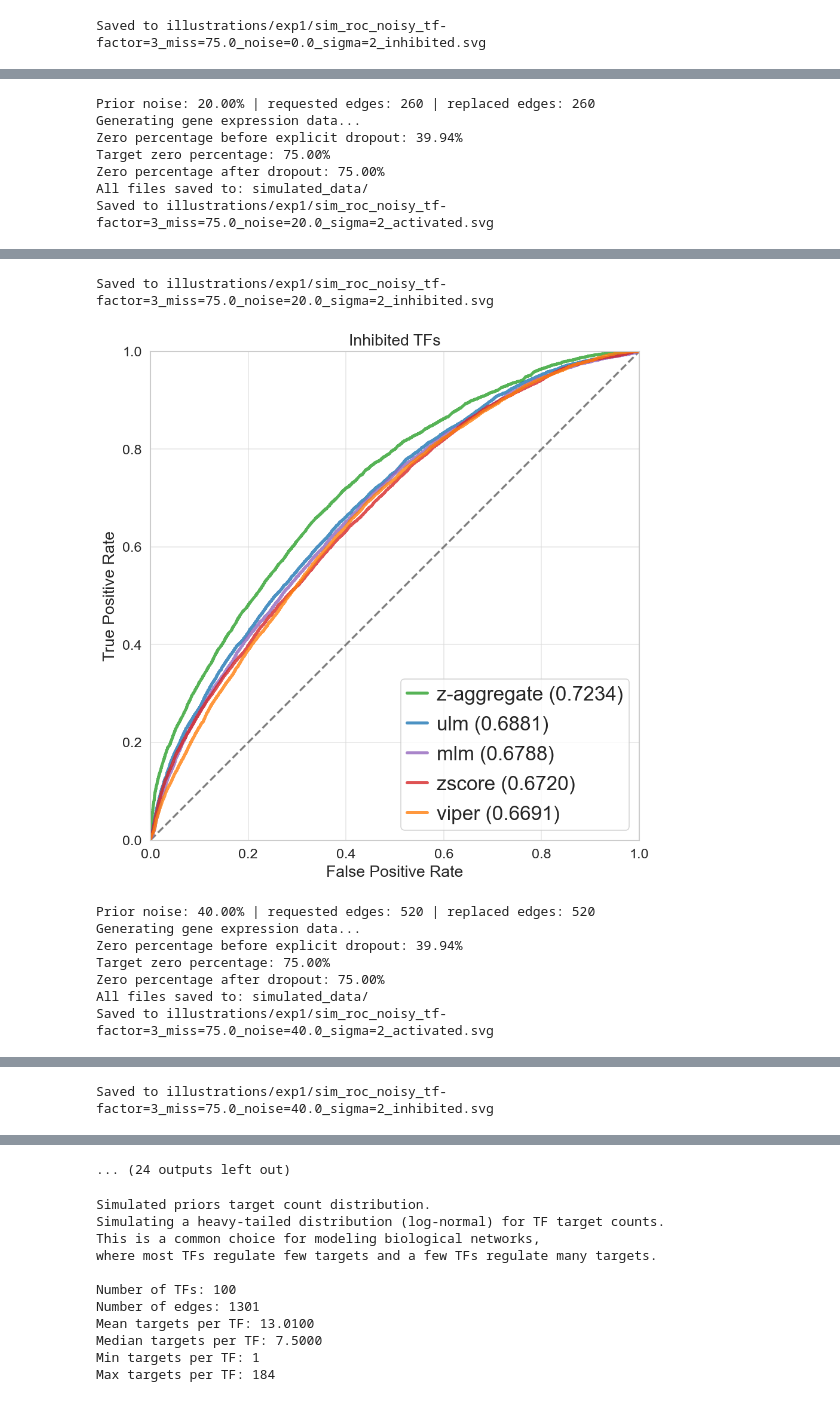
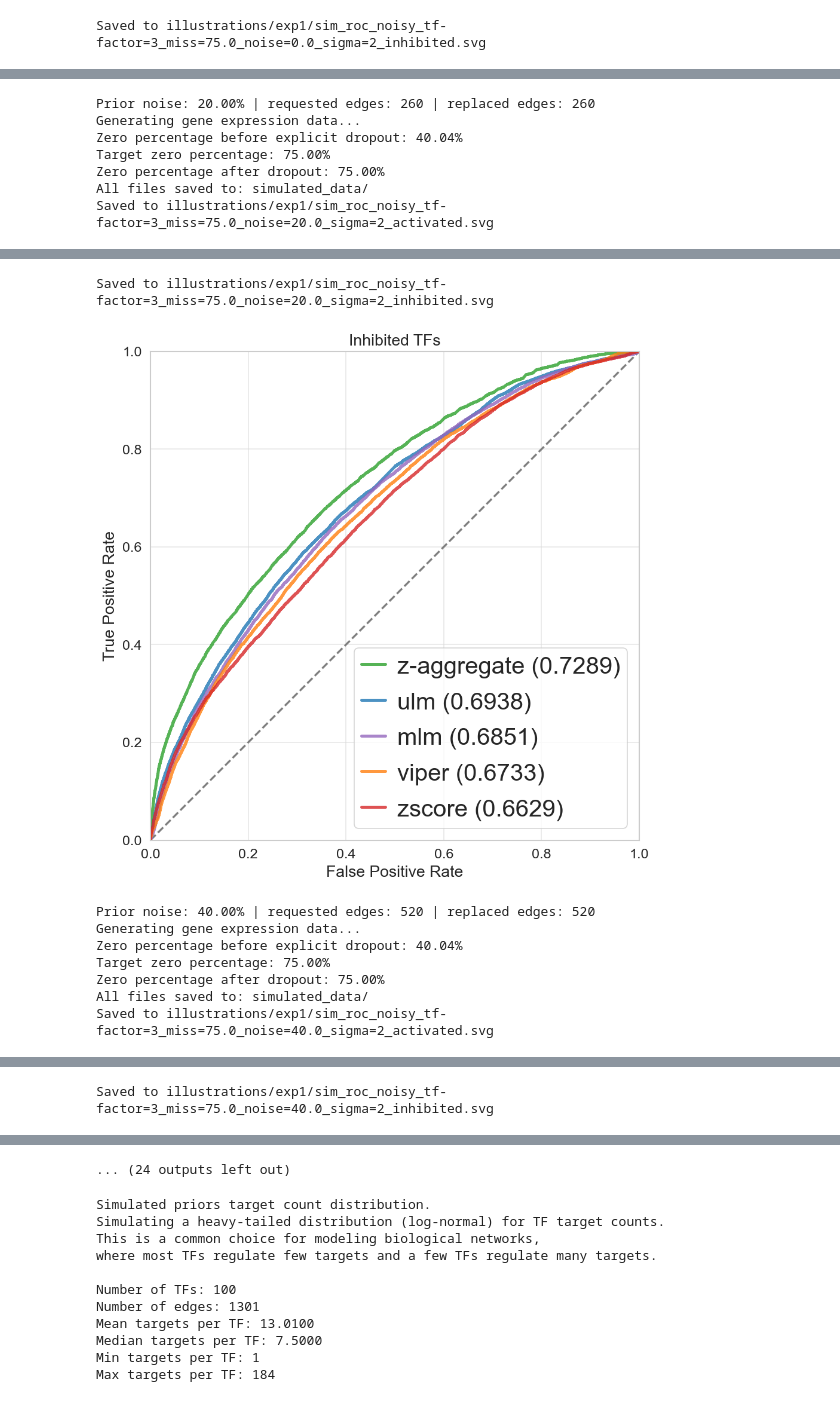
Before and after one commit to PathwayAndDataAnalysis/z-aggregate, a Jupyter notebook: reproduce/Reproduce Simulated Results/notebook.ipynb, the cells around one changed output, grey strips where cells are left out. Cells and saved outputs as stored; diff of their text form; code cells hidden in the pictures.

```diff
--- a/reproduce/Reproduce Simulated Results/notebook.ipynb
+++ b/reproduce/Reproduce Simulated Results/notebook.ipynb
@@ -112,8 +112,8 @@ def set_publication_style():
             "axes.titlesize": 14,
             "xtick.labelsize": 12,
             "ytick.labelsize": 12,
-            "legend.fontsize": 10,
-            "legend.title_fontsize": 11,
+            "legend.fontsize": 14,
+            "legend.title_fontsize": 12,
             "figure.figsize": (8, 6),
             "figure.dpi": 120,
             "pdf.fonttype": 42,
@@ -233,7 +233,7 @@ def plot_custom_benchmarks_paper(
         ax.tick_params(
             axis="both", which="major", labelsize=text_size - 2, width=1, length=5
         )
-        ax.legend(loc="lower right", frameon=True, fontsize=20, borderpad=0.3)
+        ax.legend(loc="lower right", frameon=True, fontsize=24, borderpad=0.3)
         ax.grid(
             True,
             which="major",
@@ -417,7 +417,7 @@ plot_simulated_benchmark(
         "n_tfs": 100,
         "target_libsize": 1e4,
         "ground_truth_active_inactive_prob": 0.1,
-        "up_probability": 0.90,
+        "up_probability": 0.80,
         "random_seed": 42,
         "tf_effect_factor": 3,
         "missing_percentage": 75.0,
@@ -441,7 +441,7 @@ plot_simulated_benchmark(
         "n_tfs": 100,
         "target_libsize": 1e4,
         "ground_truth_active_inactive_prob": 0.1,
-        "up_probability": 0.90,
+        "up_probability": 0.80,
         "random_seed": 42,
         "tf_effect_factor": 3,
         "missing_percentage": 75.0,
@@ -465,7 +465,7 @@ plot_simulated_benchmark(
         "n_tfs": 100,
         "target_libsize": 1e4,
         "ground_truth_active_inactive_prob": 0.1,
-        "up_probability": 0.90,
+        "up_probability": 0.80,
         "random_seed": 42,
         "tf_effect_factor": 3,
         "missing_percentage": 75.0,
@@ -493,7 +493,7 @@ plot_simulated_benchmark(
         "n_tfs": 100,
         "target_libsize": 1e4,
         "ground_truth_active_inactive_prob": 0.1,
-        "up_probability": 0.90,
+        "up_probability": 0.80,
         "random_seed": 42,
         "tf_effect_factor": 2,
         "missing_percentage": 60.0,
@@ -517,7 +517,7 @@ plot_simulated_benchmark(
         "n_tfs": 100,
         "target_libsize": 1e4,
         "ground_truth_active_inactive_prob": 0.1,
-        "up_probability": 0.90,
+        "up_probability": 0.80,
         "random_seed": 42,
         "tf_effect_factor": 2,
         "missing_percentage": 75.0,
@@ -541,7 +541,7 @@ plot_simulated_benchmark(
         "n_tfs": 100,
         "target_libsize": 1e4,
         "ground_truth_active_inactive_prob": 0.1,
-        "up_probability": 0.90,
+        "up_probability": 0.80,
         "random_seed": 42,
         "tf_effect_factor": 2,
         "missing_percentage": 90.0,
@@ -569,7 +569,7 @@ plot_simulated_benchmark(
         "n_tfs": 100,
         "target_libsize": 1e4,
         "ground_truth_active_inactive_prob": 0.1,
-        "up_probability": 0.90,
+        "up_probability": 0.80,
         "random_seed": 42,
         "tf_effect_factor": 2,
         "missing_percentage": 75.0,
@@ -593,7 +593,7 @@ plot_simulated_benchmark(
         "n_tfs": 100,
         "target_libsize": 1e4,
         "ground_truth_active_inactive_prob": 0.1,
-        "up_probability": 0.90,
+        "up_probability": 0.80,
         "random_seed": 42,
         "tf_effect_factor": 2,
         "missing_percentage": 75.0,
@@ -617,7 +617,7 @@ plot_simulated_benchmark(
         "n_tfs": 100,
         "target_libsize": 1e4,
         "ground_truth_active_inactive_prob": 0.1,
-        "up_probability": 0.90,
+        "up_probability": 0.80,
         "random_seed": 42,
         "tf_effect_factor": 2,
         "missing_percentage": 75.0,
@@ -642,6 +642,6 @@ Saved to illustrations/exp1/sim_roc_noisy_tf-factor=3_miss=75.0_noise=0.0_sigma=
 Prior noise: 20.00% | requested edges: 260 | replaced edges: 260
 Generating gene expression data...
-Zero percentage before explicit dropout: 39.94%
+Zero percentage before explicit dropout: 40.04%
 Target zero percentage: 75.00%
 Zero percentage after dropout: 75.00%
 All files saved to: simulated_data/
@@ -650,8 +650,8 @@ Saved to illustrations/exp1/sim_roc_noisy_tf-factor=3_miss=75.0_noise=20.0_sigma
 Saved to illustrations/exp1/sim_roc_noisy_tf-factor=3_miss=75.0_noise=20.0_sigma=2_inhibited.svg
-[figure, old version]
+[figure, new version]
 Prior noise: 40.00% | requested edges: 520 | replaced edges: 520
 Generating gene expression data...
-Zero percentage before explicit dropout: 39.94%
+Zero percentage before explicit dropout: 40.04%
 Target zero percentage: 75.00%
 Zero percentage after dropout: 75.00%
 All files saved to: simulated_data/
```
Also changed, not shown: parts of 1 cell of this notebook, 24 other files.
